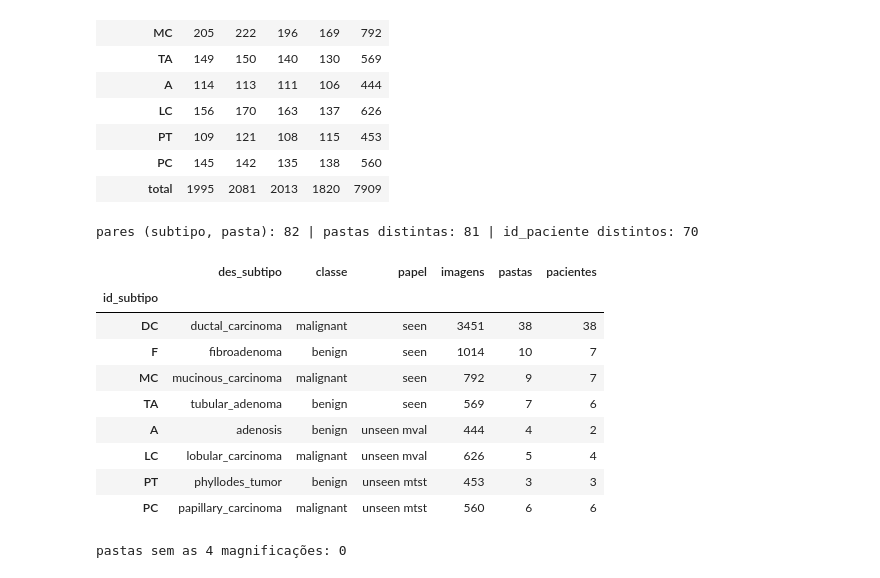
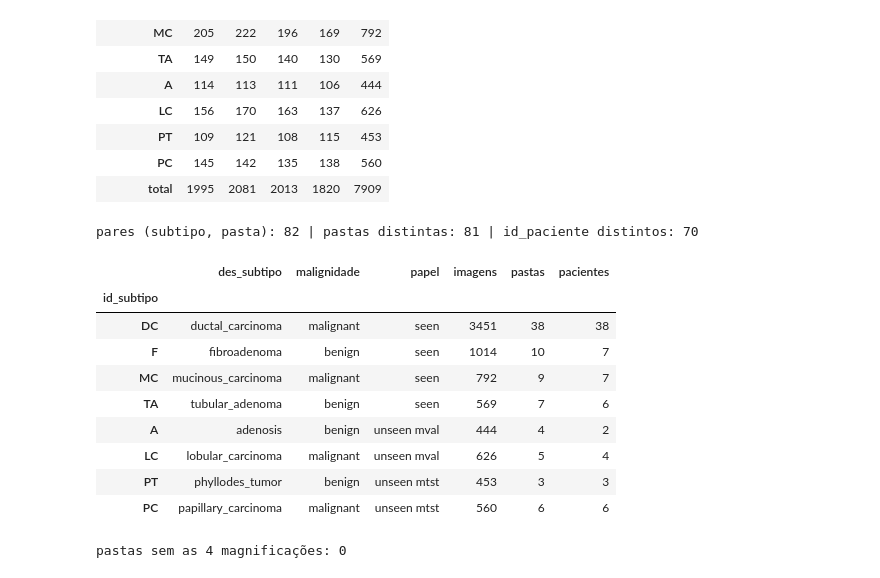
Before and after one commit to joao-snunes/breakhis_fsl_quantification, a Jupyter notebook: notebooks/01_eda.ipynb, the cells around one changed output. Saved outputs shown, nothing was run; the diff lists cells and outputs as text; code cells hidden in the pictures.

Commit message:
divisões entre etapas e renomeação para malignidade

```diff
--- a/notebooks/01_eda.ipynb
+++ b/notebooks/01_eda.ipynb
@@ -72,19 +72,19 @@ pd.crosstab(df.id_subtipo, df.magnificacao, margins=True, margins_name="total").
 # %%
 resumo = df.groupby("id_subtipo").agg(
     des_subtipo=("des_subtipo", "first"),
-    classe=("classe", "first"),
+    malignidade=("malignidade", "first"),
     imagens=("path", "size"),
     pastas=("pasta", "nunique"),
     pacientes=("id_paciente", "nunique"),
 ).loc[SUBTIPOS]
 resumo.insert(2, "papel", resumo.index.map(PAPEL))
 print("pares (subtipo, pasta):", df.groupby(["id_subtipo", "pasta"]).ngroups,
       "| pastas distintas:", df.pasta.nunique(),
       "| id_paciente distintos:", df.id_paciente.nunique())
 resumo
 # %% [output]
 pares (subtipo, pasta): 82 | pastas distintas: 81 | id_paciente distintos: 70
-|  | des_subtipo | classe | papel | imagens | pastas | pacientes |
+|  | des_subtipo | malignidade | papel | imagens | pastas | pacientes |
 | id_subtipo |  |  |  |  |  |  |
 | DC | ductal_carcinoma | malignant | seen | 3451 | 38 | 38 |
 | F | fibroadenoma | benign | seen | 1014 | 10 | 7 |
```
Also changed, not shown: parts of 2 cells of this notebook, 6 other files.
